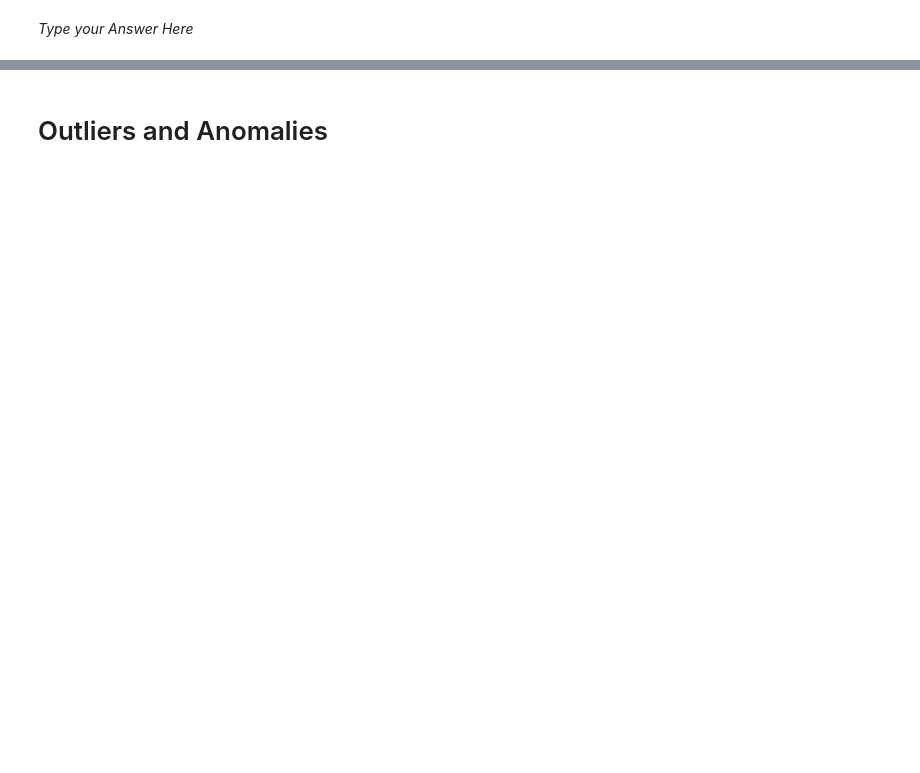
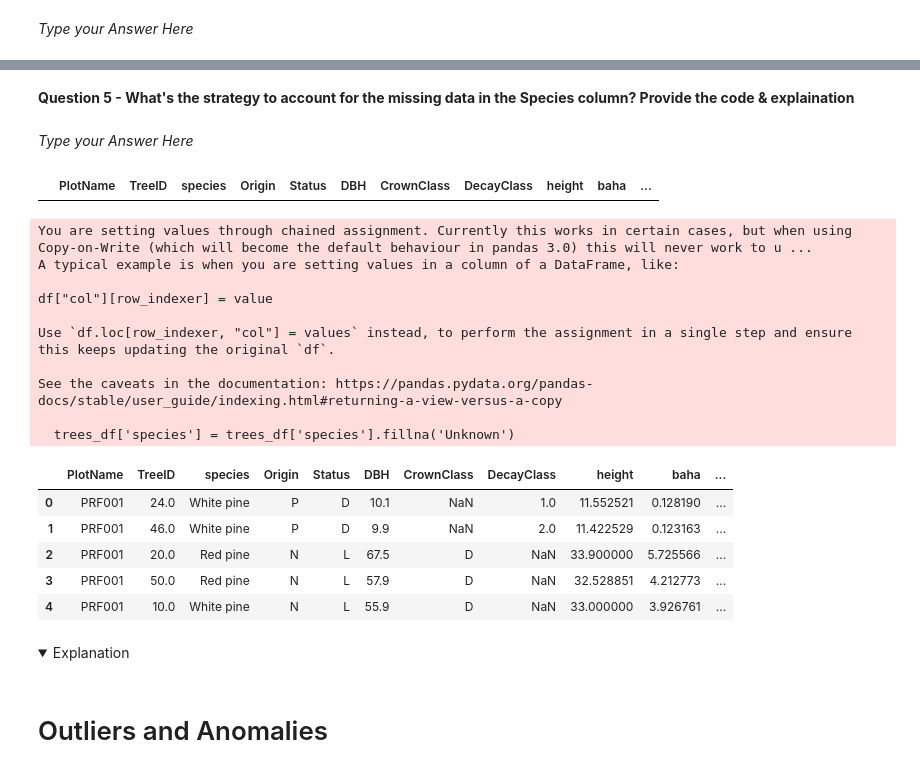
Before and after one commit to subornaa/Data-Analytics-Tutorials, a Jupyter notebook: Data_Wrangling_Tutorials.ipynb, the cells around one changed output, grey strips where cells are left out. Drawn from its saved outputs; the diff is of its cells as text; code cells hidden in the pictures; folded sections open; blank space fills up the shorter version.

```diff
--- a/Data_Wrangling_Tutorials.ipynb
+++ b/Data_Wrangling_Tutorials.ipynb
@@ -548,0 +592,4 @@ See the caveats in the documentation: https://pandas.pydata.org/pandas-docs/stab
+# %% [markdown]
+**Question 5  - What's the strategy to account for the missing data in the Species column? Provide the code & explaination**
+# %% [markdown]
+*Type your Answer Here*
@@ -549,2 +598,32 @@ See the caveats in the documentation: https://pandas.pydata.org/pandas-docs/stab
+# %%
+#@title Solution
+missing_species = trees_df[trees_df['species'].isna()]
+display(missing_species)
+trees_df['species'] = trees_df['species'].fillna('Unknown')
+display(trees_df.head())
+# %% [output]
+|  | PlotName | TreeID | species | Origin | Status | DBH | CrownClass | DecayClass | height | baha | ... |
+You are setting values through chained assignment. Currently this works in certain cases, but when using Copy-on-Write (which will become the default behaviour in pandas 3.0) this will never work to u ...
+A typical example is when you are setting values in a column of a DataFrame, like:
+
+df["col"][row_indexer] = value
+
+Use `df.loc[row_indexer, "col"] = values` instead, to perform the assignment in a single step and ensure this keeps updating the original `df`.
+
+See the caveats in the documentation: https://pandas.pydata.org/pandas-docs/stable/user_guide/indexing.html#returning-a-view-versus-a-copy
+
+  trees_df['species'] = trees_df['species'].fillna('Unknown')
+|  | PlotName | TreeID | species | Origin | Status | DBH | CrownClass | DecayClass | height | baha | ... |
+| 0 | PRF001 | 24.0 | White pine | P | D | 10.1 | NaN | 1.0 | 11.552521 | 0.128190 | ... |
+| 1 | PRF001 | 46.0 | White pine | P | D | 9.9 | NaN | 2.0 | 11.422529 | 0.123163 | ... |
+| 2 | PRF001 | 20.0 | Red pine | N | L | 67.5 | D | NaN | 33.900000 | 5.725566 | ... |
+| 3 | PRF001 | 50.0 | Red pine | N | L | 57.9 | D | NaN | 32.528851 | 4.212773 | ... |
+| 4 | PRF001 | 10.0 | White pine | N | L | 55.9 | D | NaN | 33.000000 | 3.926761 | ... |
+# %% [markdown]
+<details>
+<summary>Explanation</summary>
+
+
+</details>
 # %% [markdown]
 # Outliers and Anomalies
```
Also changed, not shown: parts of 14 cells of this notebook.
